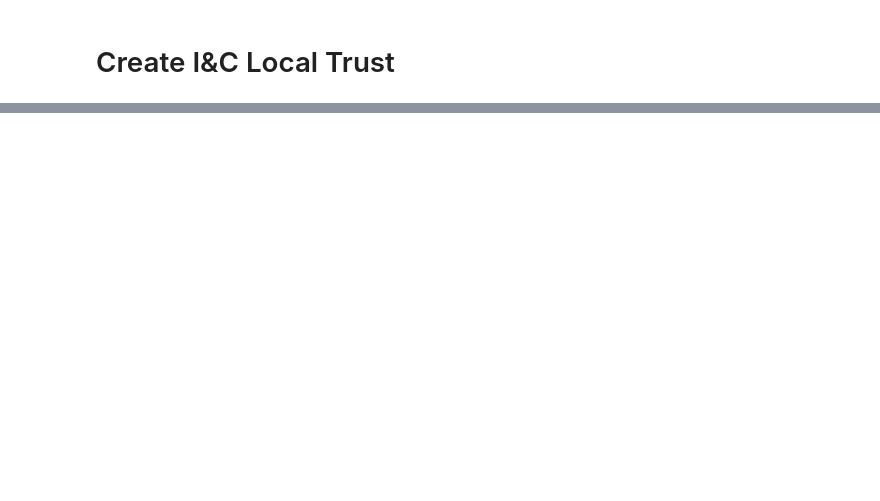
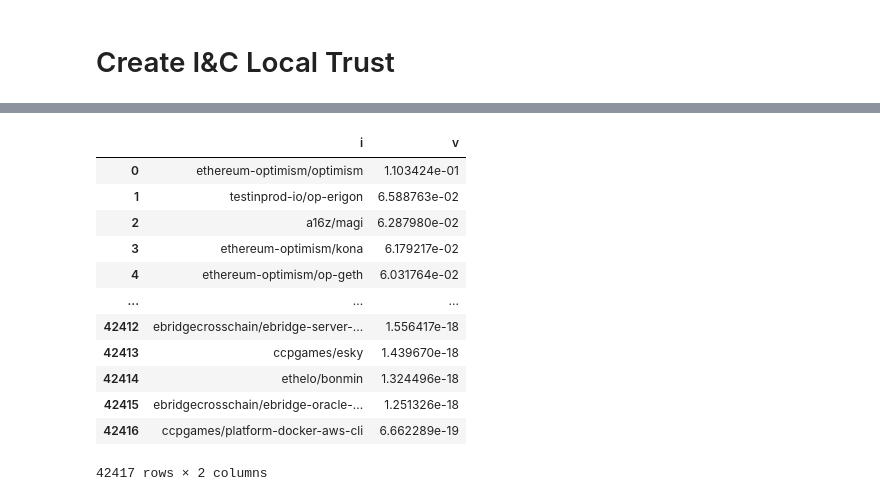
Before and after one commit to openrankprotocol/interest-and-credit-notebooks, a Jupyter notebook: OpenRank + GitHub I&C for Retrofunding R5 Voter Selection.ipynb, the cells around one changed output, grey strips where cells are left out. Drawn from its saved outputs; the diff is of its cells as text; code cells hidden in the pictures; blank space fills up the shorter version.

```diff
--- a/OpenRank + GitHub I&C for Retrofunding R5 Voter Selection.ipynb
+++ b/OpenRank + GitHub I&C for Retrofunding R5 Voter Selection.ipynb
@@ -158,0 +224,17 @@ RuntimeError: Server returned HTTP 504: <html>
+# %%
+repo_scores = pd.DataFrame(sorted((iv for iv in scores5 if '/' in iv['i']), key=lambda iv: -iv['v']))
+repo_scores
+# %% [output]
+|  | i | v |
+| 0 | ethereum-optimism/optimism | 1.103424e-01 |
+| 1 | testinprod-io/op-erigon | 6.588763e-02 |
+| 2 | a16z/magi | 6.287980e-02 |
+| 3 | ethereum-optimism/kona | 6.179217e-02 |
+| 4 | ethereum-optimism/op-geth | 6.031764e-02 |
+| ... | ... | ... |
+| 42412 | ebridgecrosschain/ebridge-server-... | 1.556417e-18 |
+| 42413 | ccpgames/esky | 1.439670e-18 |
+| 42414 | ethelo/bonmin | 1.324496e-18 |
+| 42415 | ebridgecrosschain/ebridge-oracle-... | 1.251326e-18 |
+| 42416 | ccpgames/platform-docker-aws-cli | 6.662289e-19 |
+42417 rows × 2 columns
```
Also changed, not shown: parts of 13 cells of this notebook.
